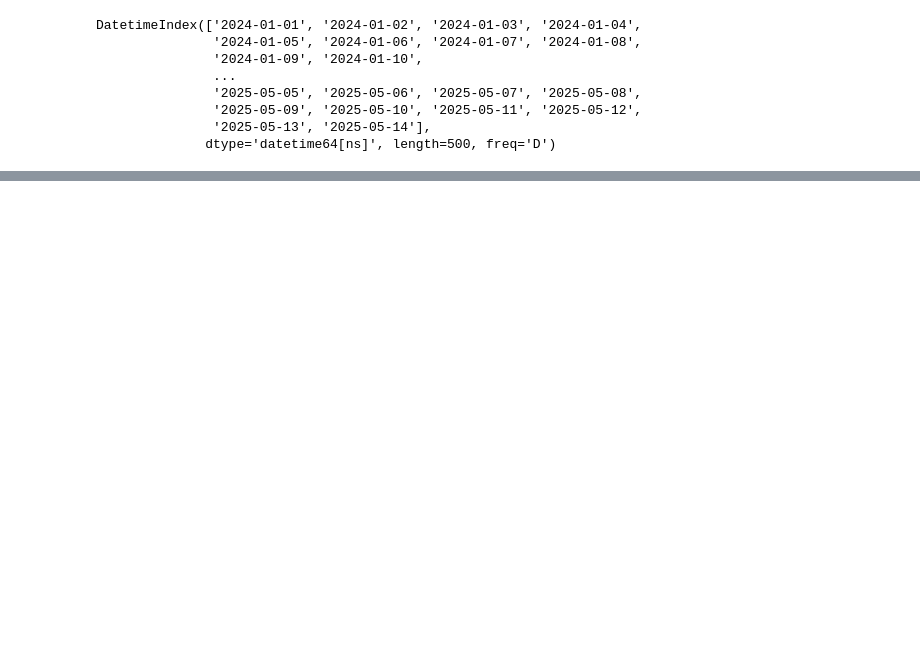
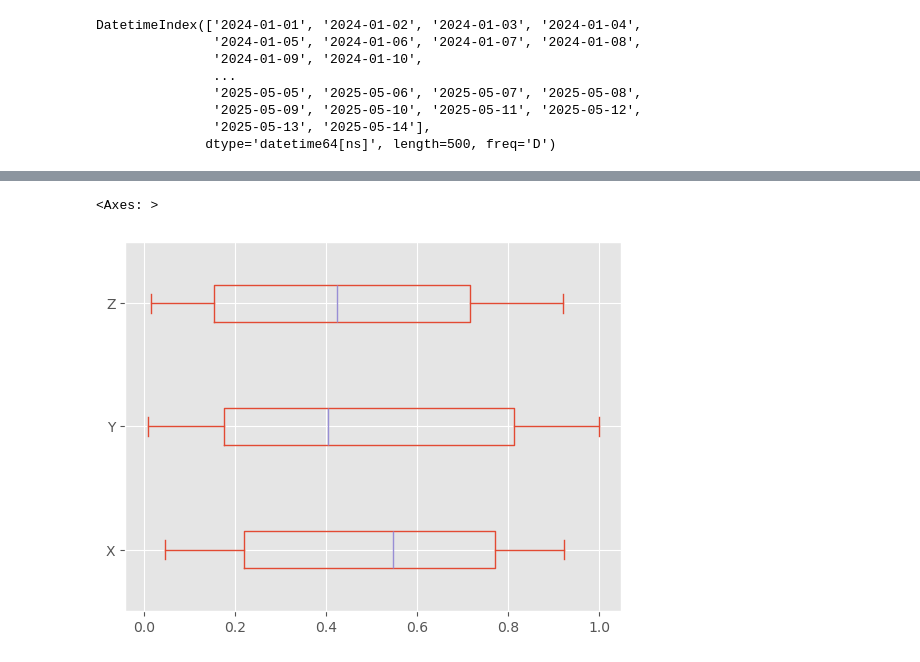
Before and after one commit to nafiurrahmanniloy/Data-Visualization-and-Analysis-, a Jupyter notebook: DataVisualizationPandas.ipynb, the cells around one changed output, grey strips where cells are left out. Saved outputs shown, nothing was run; the diff lists cells and outputs as text; code cells hidden in the pictures; blank space fills up the shorter version.

```diff
--- a/DataVisualizationPandas.ipynb
+++ b/DataVisualizationPandas.ipynb
@@ -178,0 +241,5 @@ df1.plot.hexbin(x='A',y='B',gridsize=50,cmap='Oranges',figsize=(10,5))
+# %%
+df2.plot.box(vert=False) #vart= False box plot shows vertically
+# %% [output]
+<Axes: >
+[figure, added]
```
Also changed, not shown: parts of 28 cells of this notebook.
